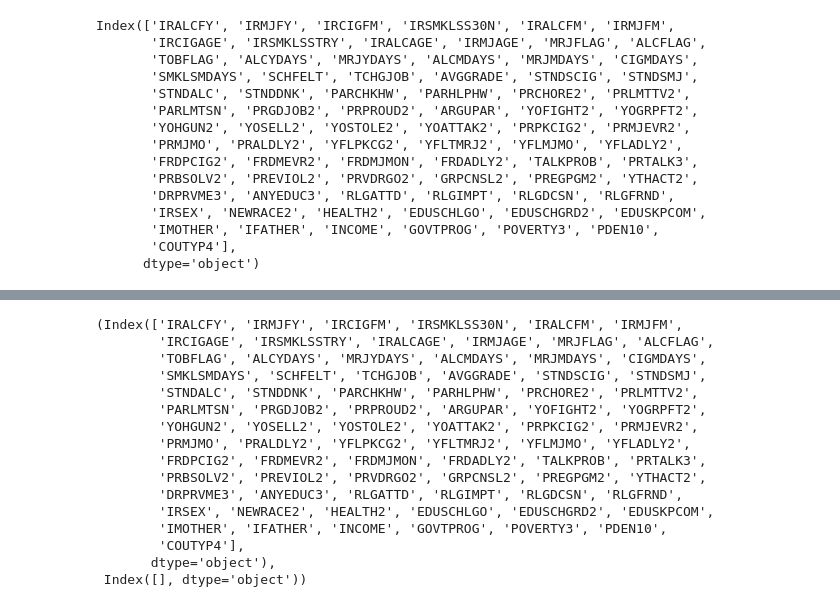
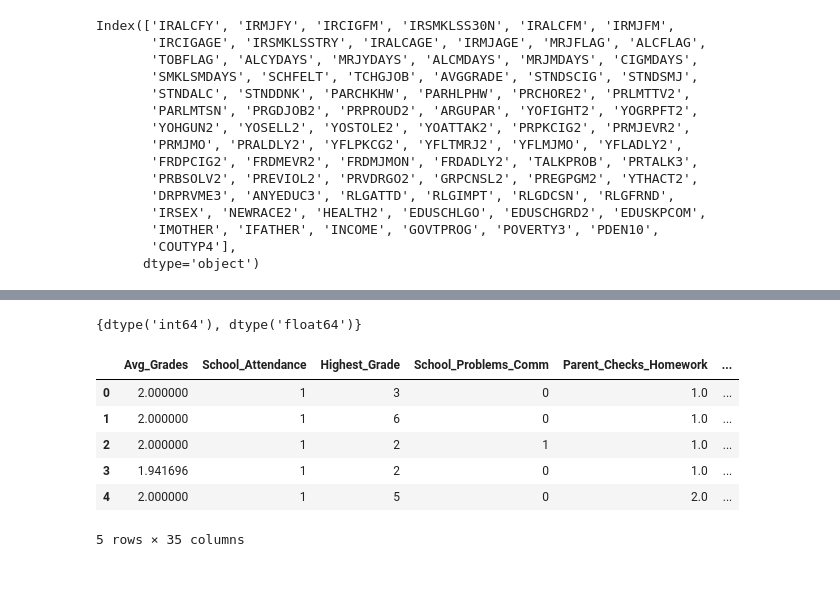
Before and after one commit to ChristufaY/data5322, a Jupyter notebook: hw1/hw1.ipynb, the cells around one changed output, grey strips where cells are left out. Saved outputs shown, nothing was run; the diff lists cells and outputs as text; code cells hidden in the pictures; blank space fills up the shorter version.

```diff
--- a/hw1/hw1.ipynb
+++ b/hw1/hw1.ipynb
@@ -47,3 +78,42 @@ Index(['IRALCFY', 'IRMJFY', 'IRCIGFM', 'IRSMKLSS30N', 'IRALCFM', 'IRMJFM',
+# %%
+# rename the columns to be more interpretable and readable later on
+data.columns = [
+    'Avg_Grades',                # AVGGRADE
+    'School_Attendance',         # EDUSCHLGO
+    'Highest_Grade',             # EDUSCHGRD2
+    'School_Problems_Comm',      # EDUSKPCOM
+    'Parent_Checks_Homework',    # PARCHKHW
+    'Parent_Helps_Homework',     # PARHLPHW
+    'Does_Chores',               # PRCHORE2
+    'Limited_TV_Time',           # PRLMTTV2
+    'Parents_Set_Limits',        # PARLMTSN
+    'Good_Job_Approval',         # PRGDJOB2
+    'Parent_Pride',              # PRPROUD2
+    'Parent_Arguments',          # ARGUPAR
+    'Friend_Offered_Drugs',      # FRDMEVR2
+    'Friends_Use_Marijuana',     # FRDMJMON
+    'School_Felt_Unsafe',        # SCHFELT
+    'Talked_About_Problems',     # TALKPROB
+    'Can_Talk_To_Parents',       # PRTALK3
+    'Problem_Solving_Support',   # PRBSOLV2
+    'Violent_Peer_Influence',    # PREVIOL2
+    'Private_Doctor_Visits',     # PRVDRGO2
+    'Group_Counseling',          # GRPCNSL2
+    'Pregnancy_Program',         # PREGPGM2
+    'Sex',                       # IRSEX
+    'Race',                      # NEWRACE2
+    'Health_Status',             # HEALTH2
+    'Mother_Present',            # IMOTHER
+    'Father_Present',            # IFATHER
+    'Household_Income',          # INCOME
+    'Govt_Assistance_Use',       # GOVTPROG
+    'Poverty_Level',             # POVERTY3
+    'Population_Density',        # PDEN10
+    'County_Type',               # COUTYP4
+    'Used_Marijuana_Flag',       # MRJFLAG (target, binary)
+    'Days_Used_This_Year',       # MRJYDAYS (target, multiclass)
+    'Days_Used_This_Month'       # MRJMDAYS (target, reg)
+]
 # %%
 # check for null/missing values
 print(data.isna().sum().tolist())
@@ -57,28 +127,18 @@ data.dropna().shape
-# %%
-# We need to impute both numerical and categorical valued columns, so separate those columns
-num_cols = data.select_dtypes(include = ['float64', 'int64']).columns
-cat_cols = data.select_dtypes(include = ['object', 'category']).columns
-num_cols, cat_cols
-# %% [output]
-(Index(['IRALCFY', 'IRMJFY', 'IRCIGFM', 'IRSMKLSS30N', 'IRALCFM', 'IRMJFM',
-        'IRCIGAGE', 'IRSMKLSSTRY', 'IRALCAGE', 'IRMJAGE', 'MRJFLAG', 'ALCFLAG',
-        'TOBFLAG', 'ALCYDAYS', 'MRJYDAYS', 'ALCMDAYS', 'MRJMDAYS', 'CIGMDAYS',
-        'SMKLSMDAYS', 'SCHFELT', 'TCHGJOB', 'AVGGRADE', 'STNDSCIG', 'STNDSMJ',
-        'STNDALC', 'STNDDNK', 'PARCHKHW', 'PARHLPHW', 'PRCHORE2', 'PRLMTTV2',
-        'PARLMTSN', 'PRGDJOB2', 'PRPROUD2', 'ARGUPAR', 'YOFIGHT2', 'YOGRPFT2',
-        'YOHGUN2', 'YOSELL2', 'YOSTOLE2', 'YOATTAK2', 'PRPKCIG2', 'PRMJEVR2',
-        'PRMJMO', 'PRALDLY2', 'YFLPKCG2', 'YFLTMRJ2', 'YFLMJMO', 'YFLADLY2',
-        'FRDPCIG2', 'FRDMEVR2', 'FRDMJMON', 'FRDADLY2', 'TALKPROB', 'PRTALK3',
-        'PRBSOLV2', 'PREVIOL2', 'PRVDRGO2', 'GRPCNSL2', 'PREGPGM2', 'YTHACT2',
-        'DRPRVME3', 'ANYEDUC3', 'RLGATTD', 'RLGIMPT', 'RLGDCSN', 'RLGFRND',
-        'IRSEX', 'NEWRACE2', 'HEALTH2', 'EDUSCHLGO', 'EDUSCHGRD2', 'EDUSKPCOM',
-        'IMOTHER', 'IFATHER', 'INCOME', 'GOVTPROG', 'POVERTY3', 'PDEN10',
-        'COUTYP4'],
-       dtype='object'),
- Index([], dtype='object'))
+# %%
+set(data.dtypes) # we only have numerical data types so just impute with mean
+# %% [output]
+{dtype('int64'), dtype('float64')}
 # %%
-# it seems we only have numerical valued columns...
-# so we will impute those accordingly using mean
-for col in num_cols:
+for col in list(data.columns):
     if data[col].isna().sum() > 0:
         data[col] = data[col].fillna(data[col].mean())
+# %%
+data.head()
+# %% [output]
+|  | Avg_Grades | School_Attendance | Highest_Grade | School_Problems_Comm | Parent_Checks_Homework | ... |
+| 0 | 2.000000 | 1 | 3 | 0 | 1.0 | ... |
+| 1 | 2.000000 | 1 | 6 | 0 | 1.0 | ... |
+| 2 | 2.000000 | 1 | 2 | 1 | 1.0 | ... |
+| 3 | 1.941696 | 1 | 2 | 0 | 1.0 | ... |
+| 4 | 2.000000 | 1 | 5 | 0 | 2.0 | ... |
+5 rows × 35 columns
```
Also changed, not shown: parts of 14 cells of this notebook.
